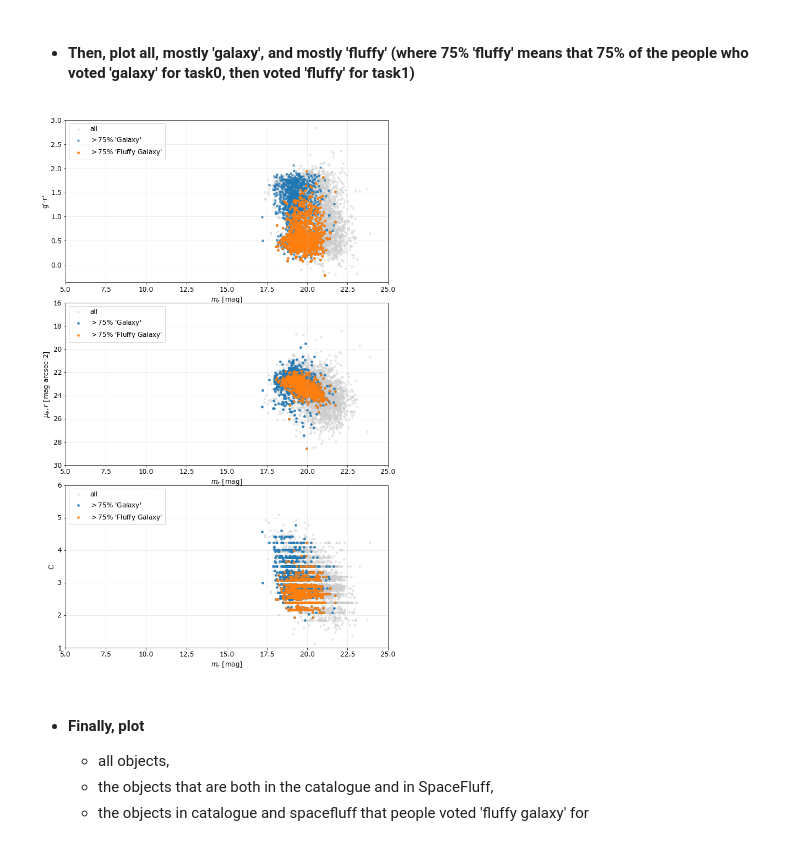
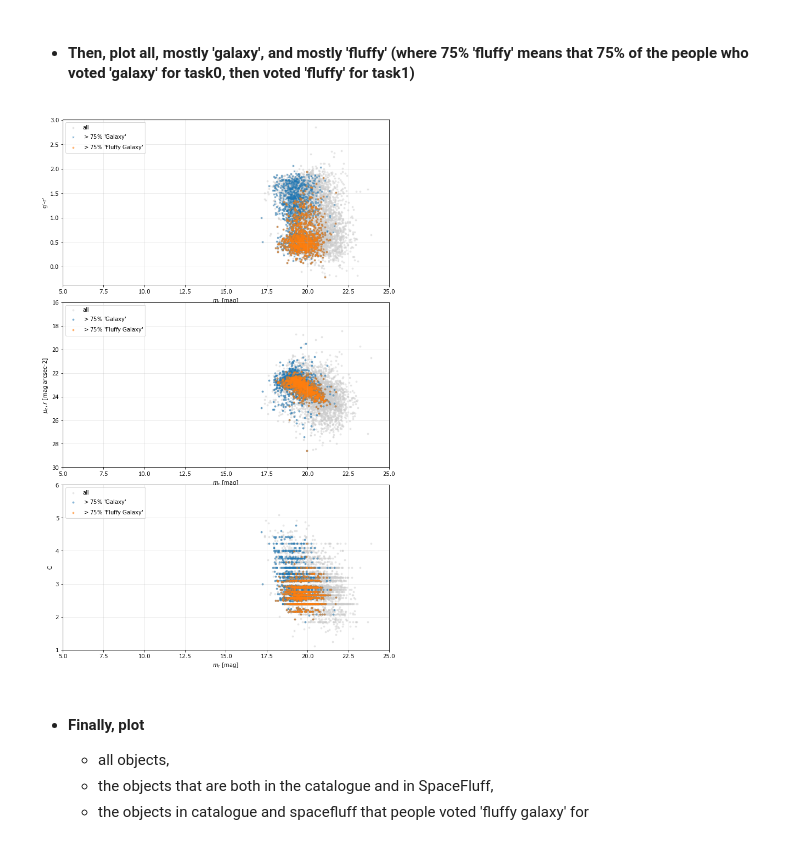
Before and after one commit to Seerden/SpaceFluff, a Jupyter notebook: analysis/sf_classify.ipynb, the cells around one changed output. Cells and saved outputs as stored; diff of their text form; code cells hidden in the pictures.

```diff
--- a/analysis/sf_classify.ipynb
+++ b/analysis/sf_classify.ipynb
@@ -625,44 +624,44 @@ for i in range(len(fr)):
 fig, fr = plt.subplots(3,1, figsize=(9,14))
 fig.tight_layout()
 
-fr[0].scatter(m_r, g-r, alpha=0.4, label='all', s=12, c='#ccc')
-fr[0].scatter(gal['r_mag'], gal.g-gal.r, alpha=0.85, label=r"$> 75\%$ 'Galaxy'", s=13, marker='x')
-fr[0].scatter(fluffy['r_mag'], fluffy.g-fluffy.r, alpha=1, label=r"$> 75\%$ 'Fluffy Galaxy'", s=13)
+fr[0].scatter(m_r, g-r, alpha=0.4, label='all', s=8, c='#ccc')
+fr[0].scatter(gal['r_mag'], gal.g-gal.r, alpha=0.5, label=r"$> 75\%$ 'Galaxy'", s=8, marker='x')
+fr[0].scatter(fluffy['r_mag'], fluffy.g-fluffy.r, alpha=0.5, label=r"$> 75\%$ 'Fluffy Galaxy'", s=8)
 fr[0].update({
     'xlabel': r'$m_r$ [mag]',
     'ylabel': "g'-r'"
 })
 
-fr[1].scatter(m_r, mue_r, alpha=0.4, label='all', s=12, c='#ccc')
-fr[1].scatter(gal.r_mag, gal.mue_r, alpha=0.85, label=r"$> 75\%$ 'Galaxy'", s=13)
-fr[1].scatter(fluffy['r_mag'], fluffy['mue_r'], alpha=0.85, label=r"$> 75\%$ 'Fluffy Galaxy'", s=13)
+fr[1].scatter(m_r, mue_r, alpha=0.4, label='all', s=8, c='#ccc')
+fr[1].scatter(gal.r_mag, gal.mue_r, alpha=0.5, label=r"$> 75\%$ 'Galaxy'", s=8)
+fr[1].scatter(fluffy['r_mag'], fluffy['mue_r'], alpha=0.5, label=r"$> 75\%$ 'Fluffy Galaxy'", s=8)
 fr[1].update({
     'xlabel': r'$m_r$ [mag]',
     'ylabel': r'$\mu_e,r$ [mag arcsec-2]',
     'ylim': [16,30]
 })
 
 
-fr[2].scatter(m_r, C, alpha=0.4, label='all', s=12, c='#ccc')
-fr[2].scatter(gal.r_mag, gal.C, alpha=0.85, label=r"$> 75\%$ 'Galaxy'", s=13)
-fr[2].scatter(fluffy['r_mag'], fluffy['C'], alpha=0.85, label=r"$> 75\%$ 'Fluffy Galaxy'", s=13)
+fr[2].scatter(m_r, C, alpha=0.4, label='all', s=8, c='#ccc')
+fr[2].scatter(gal.r_mag, gal.C, alpha=0.5, label=r"$> 75\%$ 'Galaxy'", s=8)
+fr[2].scatter(fluffy['r_mag'], fluffy['C'], alpha=0.5, label=r"$> 75\%$ 'Fluffy Galaxy'", s=8)
 fr[2].update({
     'xlabel': r'$m_r$ [mag]',
     'ylabel': 'C',
     'ylim': [1,6]
 })
 
 for i in range(len(fr)):
     fr[i].set_xlim([5,25]),
 
 fr[1].set_ylim(fr[1].get_ylim()[::-1])
 
 for i in range(len(fr)):
     fr[i].grid(alpha=0.3, which='both')
     fr[i].legend(loc='upper left')
     fr[i].set_xlabel(r'$m_r$ [mag]'),
 # %% [output]
-[figure, old version]
+[figure, new version]
 # %% [markdown]
 - #### Finally, plot
     - all objects,
```
Also changed, not shown: parts of 7 cells of this notebook, 2 other files.
